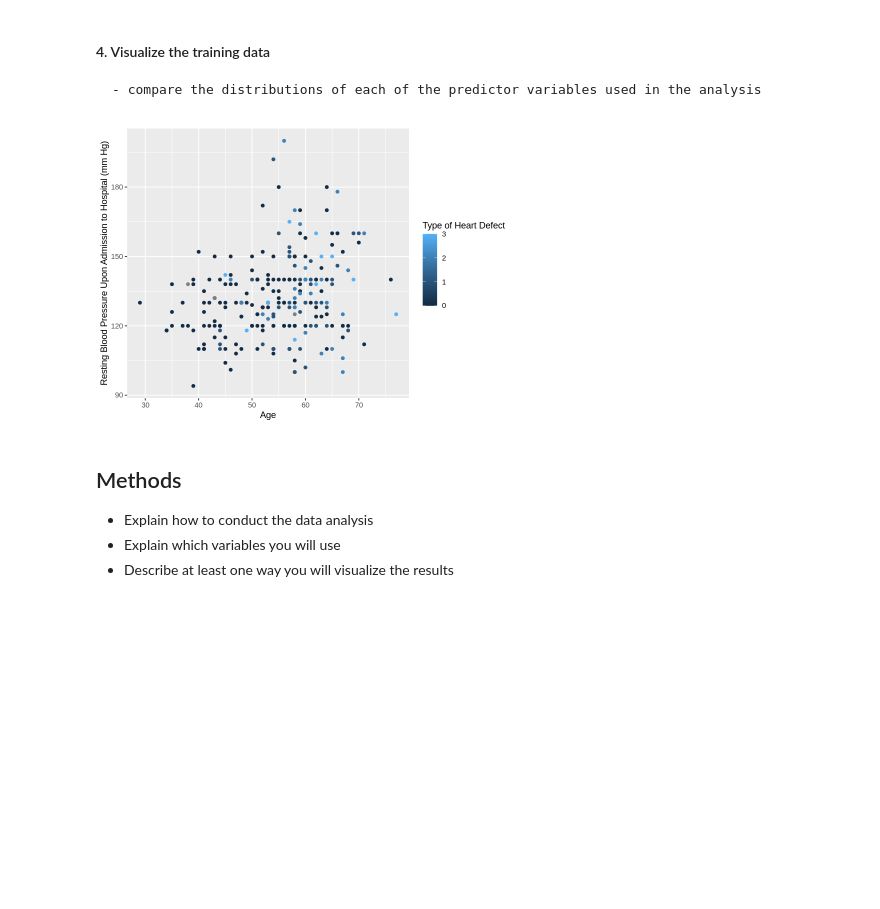
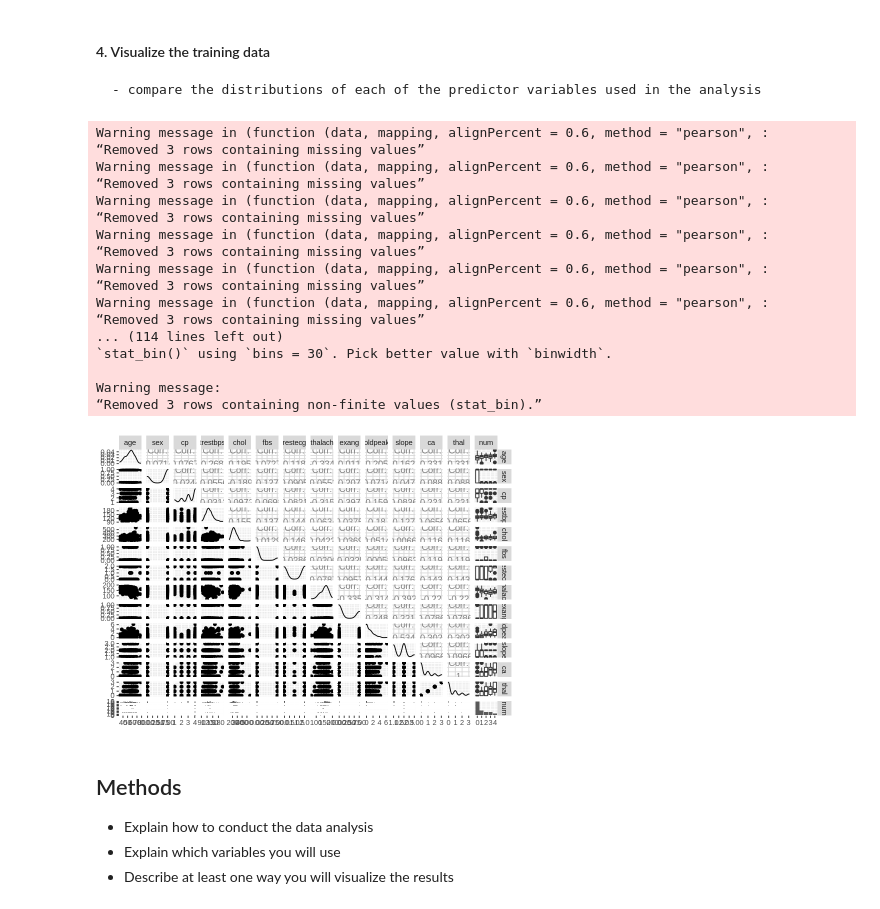
Before and after one commit to CeciH1026/DSCI_Group_Project, a Jupyter notebook: Heart Data - DSCI group proj.ipynb, the cells around one changed output. Drawn from its saved outputs; the diff is of its cells as text; code cells hidden in the pictures; blank space fills up the shorter version.

```diff
--- a/Heart Data - DSCI group proj.ipynb
+++ b/Heart Data - DSCI group proj.ipynb
@@ -174,16 +226,27 @@ summary(heart_train)
 # %% [markdown]
 #### 4. Visualize the training data
     - compare the distributions of each of the predictor variables used in the analysis
-# %%
-options(repr.plot.width=7,repr.plot.height=5)
-heart_plot <- heart_train %>%
-ggplot(aes(x=age, y=trestbps, colour = thal)) +
-geom_point() +
-labs(x = "Age", y = "Resting Blood Pressure Upon Admission to Hospital (mm Hg)", colour = "Type of Heart Defect")
-
-heart_plot
-# %% [output]
-[figure, removed]
+# %%
+ggpairs(heart_train)
+# %% [output]
+Warning message in (function (data, mapping, alignPercent = 0.6, method = "pearson", :
+“Removed 3 rows containing missing values”
+Warning message in (function (data, mapping, alignPercent = 0.6, method = "pearson", :
+“Removed 3 rows containing missing values”
+Warning message in (function (data, mapping, alignPercent = 0.6, method = "pearson", :
+“Removed 3 rows containing missing values”
+Warning message in (function (data, mapping, alignPercent = 0.6, method = "pearson", :
+“Removed 3 rows containing missing values”
+Warning message in (function (data, mapping, alignPercent = 0.6, method = "pearson", :
+“Removed 3 rows containing missing values”
+Warning message in (function (data, mapping, alignPercent = 0.6, method = "pearson", :
+“Removed 3 rows containing missing values”
+... (114 lines left out)
+`stat_bin()` using `bins = 30`. Pick better value with `binwidth`.
+
+Warning message:
+“Removed 3 rows containing non-finite values (stat_bin).”
+[figure, added]
 # %% [markdown]
 ## Methods
 - Explain how to conduct the data analysis
```
Also changed, not shown: parts of 6 cells of this notebook.
